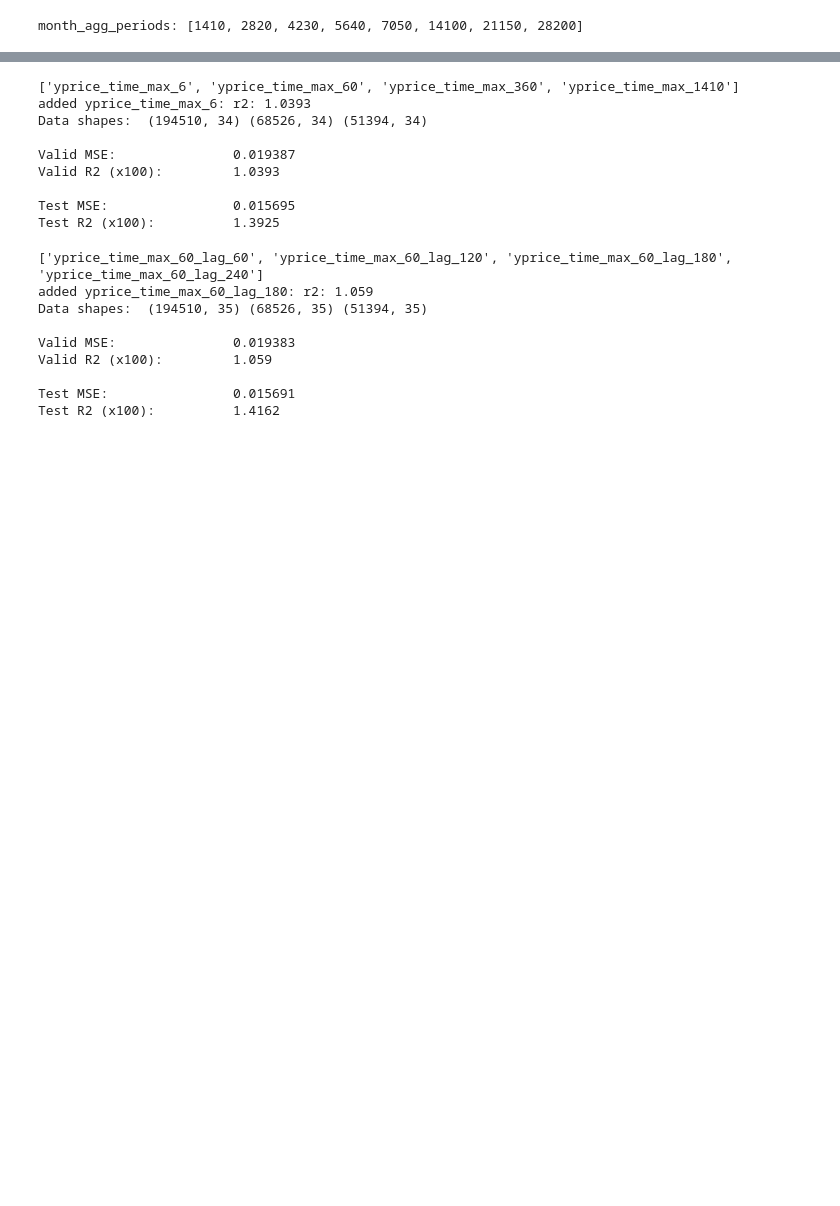
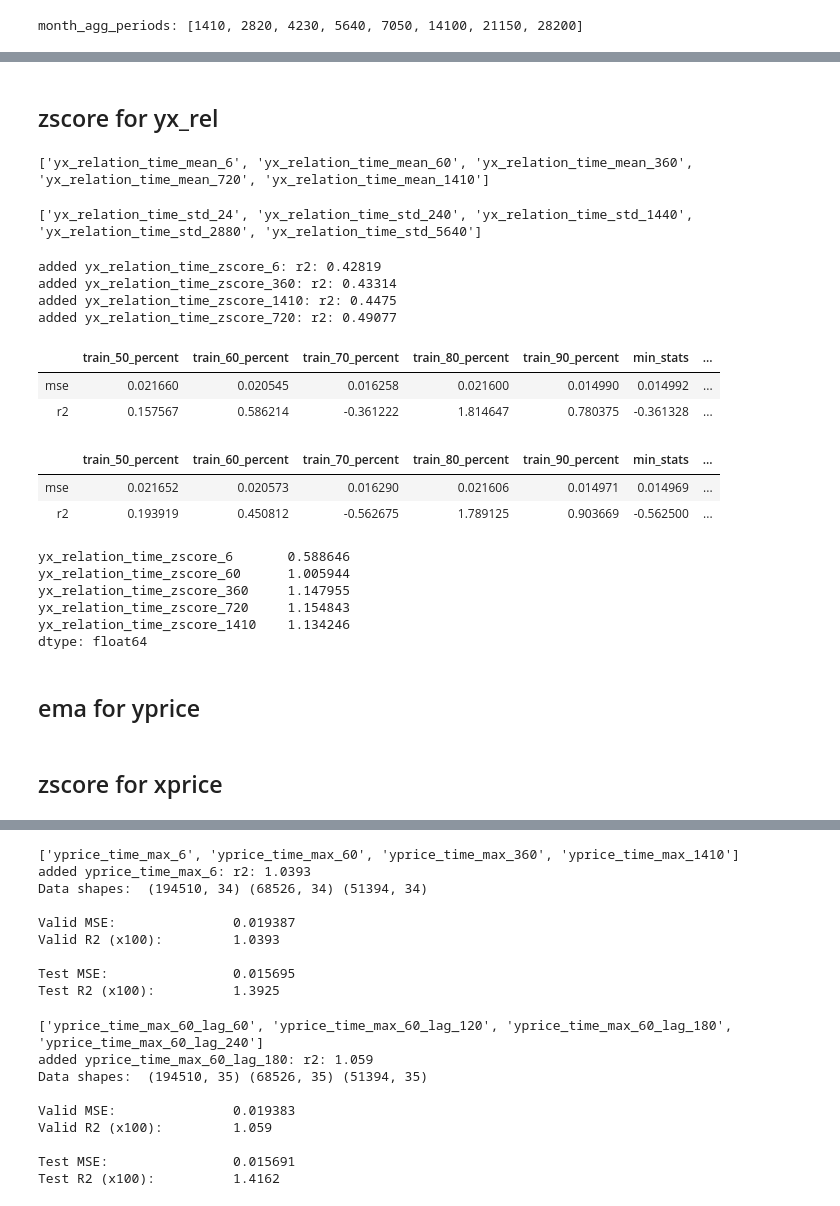
Before and after one commit to sneddy/Two-financial-instruments, a Jupyter notebook: structural.ipynb, the cells around one changed output, grey strips where cells are left out. Saved outputs shown, nothing was run; the diff lists cells and outputs as text; code cells hidden in the pictures; blank space fills up the shorter version.

```diff
--- a/structural.ipynb
+++ b/structural.ipynb
@@ -83,0 +149,70 @@ Test R2 (x100):          0.95689
+# %% [markdown]
+## zscore for yx_rel
+# %%
+agg_col = 'yx_relation'
+new_cols = add_time_depended_rolling(data, agg_col, oneday_agg_periods, np.mean, 'mean')
+
+for col in new_cols:
+    data[col] = data[agg_col] - data[col]
+# %% [output]
+['yx_relation_time_mean_6', 'yx_relation_time_mean_60', 'yx_relation_time_mean_360', 'yx_relation_time_mean_720', 'yx_relation_time_mean_1410']
+# %%
+agg_col = 'yx_relation'
+new_cols = add_time_depended_rolling(data, agg_col, map(lambda x: x * 4, oneday_agg_periods), np.std, 'std')
+std_reg_const = 0.001
+
+for col in new_cols:
+    data[col] = data[col].fillna(0) + std_reg_const
+# %% [output]
+['yx_relation_time_std_24', 'yx_relation_time_std_240', 'yx_relation_time_std_1440', 'yx_relation_time_std_2880', 'yx_relation_time_std_5640']
+# %%
+zscore_cols = []
+for lag in oneday_agg_periods:
+    current_mean = data['{}_time_mean_{}'.format(agg_col, lag)]
+    current_std = data['{}_time_std_{}'.format(agg_col, lag * 4)]
+    colname = '{}_time_zscore_{}'.format(agg_col, lag)
+    data[colname] = current_mean / current_std
+    zscore_cols.append(colname)
+
+added_cols = greedy_add_strategy(model, data, selected_cols.copy(), zscore_cols,
+                                 valid_ratio, test_ratio, droprows)
+validate_model_by_pentate(model, data, added_cols, droprows)
+# %% [output]
+added yx_relation_time_zscore_6: r2: 0.42819
+added yx_relation_time_zscore_360: r2: 0.43314
+added yx_relation_time_zscore_1410: r2: 0.4475
+added yx_relation_time_zscore_720: r2: 0.49077
+|  | train_50_percent | train_60_percent | train_70_percent | train_80_percent | train_90_percent | min_stats | ... |
+| mse | 0.021660 | 0.020545 | 0.016258 | 0.021600 | 0.014990 | 0.014992 | ... |
+| r2 | 0.157567 | 0.586214 | -0.361222 | 1.814647 | 0.780375 | -0.361328 | ... |
+# %%
+added_cols = [
+#     'yx_relation_time_zscore_6',
+    'yx_relation_time_zscore_60',
+#     'yx_relation_time_zscore_360',
+#     'yx_relation_time_zscore_720',
+    'yx_relation_time_zscore_1410'
+#     'yx_relation_time_std_6',
+#     'yx_relation_time_std_60',
+#     'yx_relation_time_std_360',
+#     'yx_relation_time_std_720',
+#     'yx_relation_time_std_1410'
+]
+validate_model_by_pentate(model, data, selected_cols + added_cols, droprows)
+# %% [output]
+|  | train_50_percent | train_60_percent | train_70_percent | train_80_percent | train_90_percent | min_stats | ... |
+| mse | 0.021652 | 0.020573 | 0.016290 | 0.021606 | 0.014971 | 0.014969 | ... |
+| r2 | 0.193919 | 0.450812 | -0.562675 | 1.789125 | 0.903669 | -0.562500 | ... |
+# %%
+data[added_cols].std()
+# %% [output]
+yx_relation_time_zscore_6       0.588646
+yx_relation_time_zscore_60      1.005944
+yx_relation_time_zscore_360     1.147955
+yx_relation_time_zscore_720     1.154843
+yx_relation_time_zscore_1410    1.134246
+dtype: float64
+# %% [markdown]
+## ema for yprice
+# %% [markdown]
+## zscore for xprice
```
Also changed, not shown: parts of 27 cells of this notebook.
